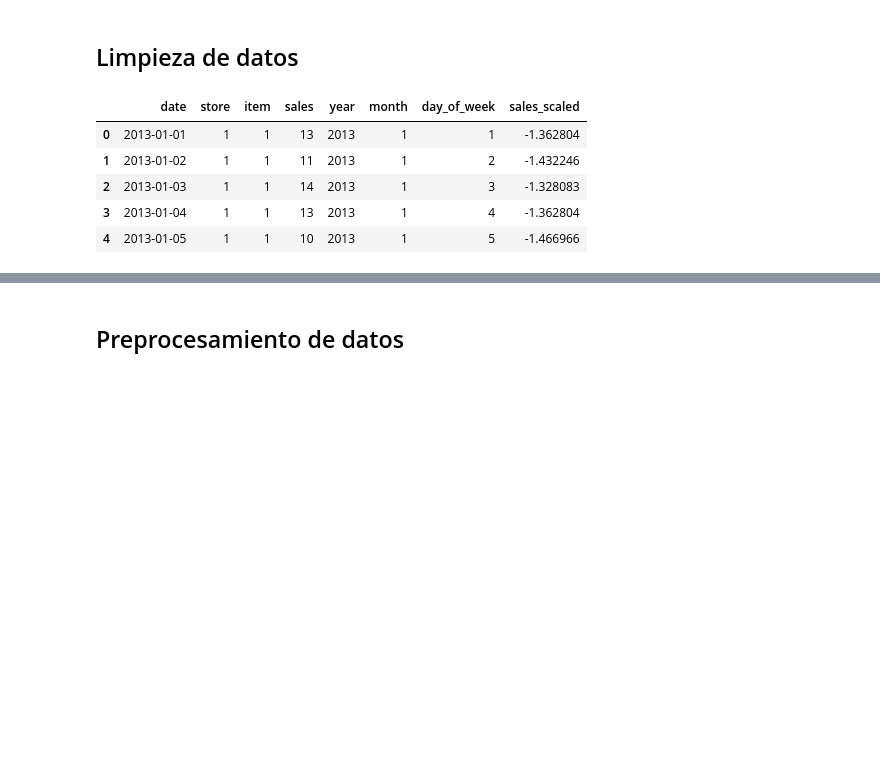
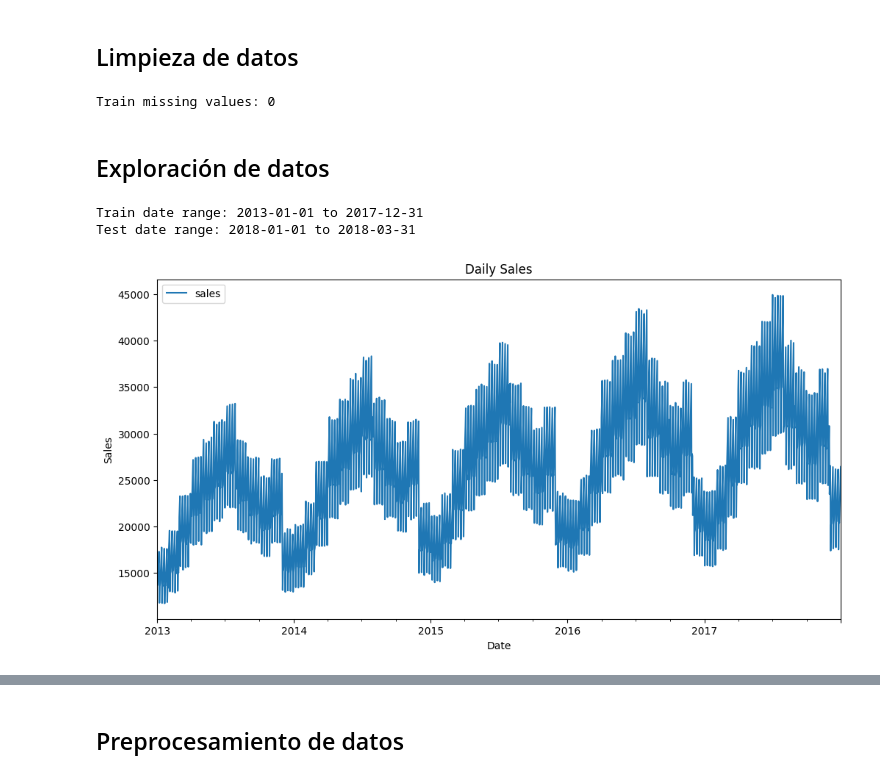
Before and after one commit to FerEsq/DL-TimeSeries-Analysis, a Jupyter notebook: Analysis.ipynb, the cells around one changed output, grey strips where cells are left out. Cells and saved outputs as stored; diff of their text form; code cells hidden in the pictures; blank space fills up the shorter version.

Commit message:
Updated Data Preprocessing

```diff
--- a/Analysis.ipynb
+++ b/Analysis.ipynb
@@ -13,4 +23,7 @@ El repositorio puede ser visualizado [acá](https://github.com/FerEsq/DL-TimeSer
 # %% [markdown]
 # Task 1
+# %%
+train = pd.read_csv('data/train.csv', parse_dates=['date'])
+test = pd.read_csv('data/test.csv', parse_dates=['date'])
 # %% [markdown]
 ## Limpieza de datos
@@ -26,25 +30,23 @@ import numpy as np
-# %%
-#Cargar los datos
-train_data = pd.read_csv('data/train.csv')
-
-#Convertir la columna 'date' a formato datetime
-train_data['date'] = pd.to_datetime(train_data['date'])
-
-#Extraer características de la fecha
-train_data['year'] = train_data['date'].dt.year
-train_data['month'] = train_data['date'].dt.month
-train_data['day_of_week'] = train_data['date'].dt.dayofweek
-
-#Escalar los datos de ventas ('sales') usando StandardScaler
-scaler = StandardScaler()
-train_data['sales_scaled'] = scaler.fit_transform(train_data[['sales']])
-
-#Verificar los primeros datos transformados
-train_data.head()
-# %% [output]
-|  | date | store | item | sales | year | month | day_of_week | sales_scaled |
-| 0 | 2013-01-01 | 1 | 1 | 13 | 2013 | 1 | 1 | -1.362804 |
-| 1 | 2013-01-02 | 1 | 1 | 11 | 2013 | 1 | 2 | -1.432246 |
-| 2 | 2013-01-03 | 1 | 1 | 14 | 2013 | 1 | 3 | -1.328083 |
-| 3 | 2013-01-04 | 1 | 1 | 13 | 2013 | 1 | 4 | -1.362804 |
-| 4 | 2013-01-05 | 1 | 1 | 10 | 2013 | 1 | 5 | -1.466966 |
+# %%
+# Check for missing values
+print('Train missing values:', train.isnull().sum().sum())
+# %% [output]
+Train missing values: 0
+# %% [markdown]
+## Exploración de datos
+# %%
+# Show date range from train and test
+print('Train date range:', train['date'].min().date(), 'to', train['date'].max().date())
+print('Test date range:', test['date'].min().date(), 'to', test['date'].max().date())
+# %% [output]
+Train date range: 2013-01-01 to 2017-12-31
+Test date range: 2018-01-01 to 2018-03-31
+# %%
+daily_sales = train.groupby('date')['sales'].sum().reset_index()
+daily_sales.plot(x='date', y='sales', figsize=(12, 6))
+plt.title('Daily Sales')
+plt.xlabel('Date')
+plt.ylabel('Sales')
+plt.show()
+# %% [output]
+[figure, added]
```
Also changed, not shown: parts of 21 cells of this notebook.
